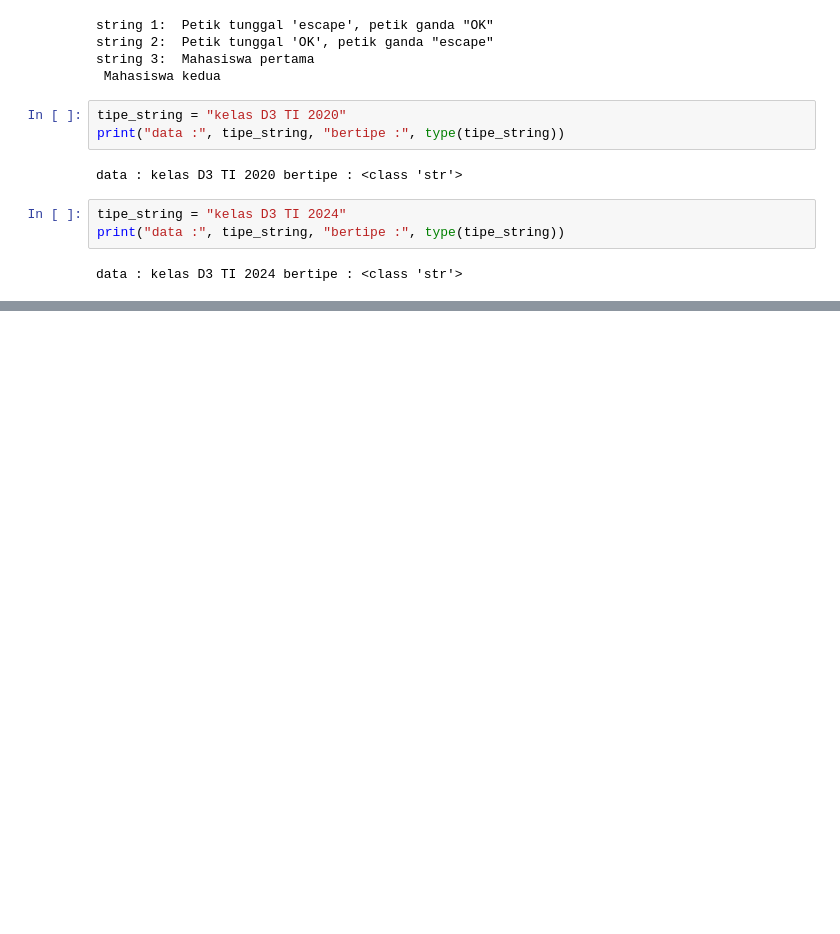
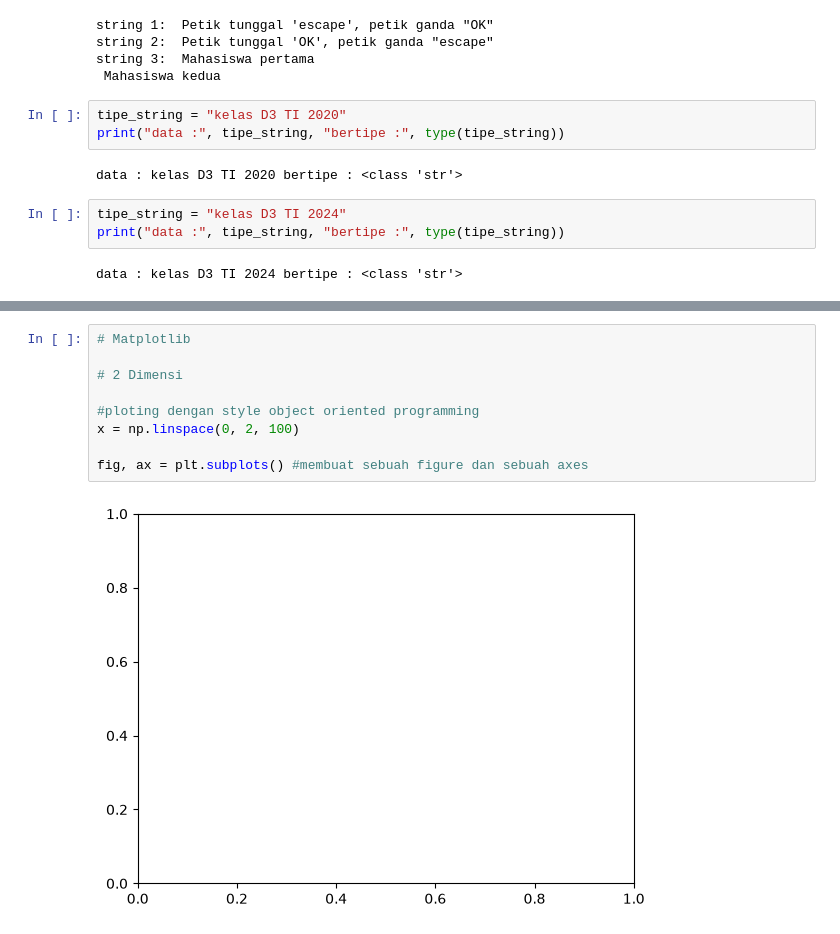
Before and after one commit to epiphaniasimanjuntak/certan, a Jupyter notebook: test.ipynb, the cells around one changed output, grey strips where cells are left out. Cells and saved outputs as stored; diff of their text form; blank space fills up the shorter version.

```diff
--- a/test.ipynb
+++ b/test.ipynb
@@ -34,0 +639,11 @@ data : kelas D3 TI 2024 imut bertipe : <class 'str'>
+# %%
+# Matplotlib
+
+# 2 Dimensi
+
+#ploting dengan style object oriented programming
+x = np.linspace(0, 2, 100)
+
+fig, ax = plt.subplots() #membuat sebuah figure dan sebuah axes
+# %% [output]
+[figure, added]
```
Also changed, not shown: parts of 67 cells of this notebook, 1 other file.
